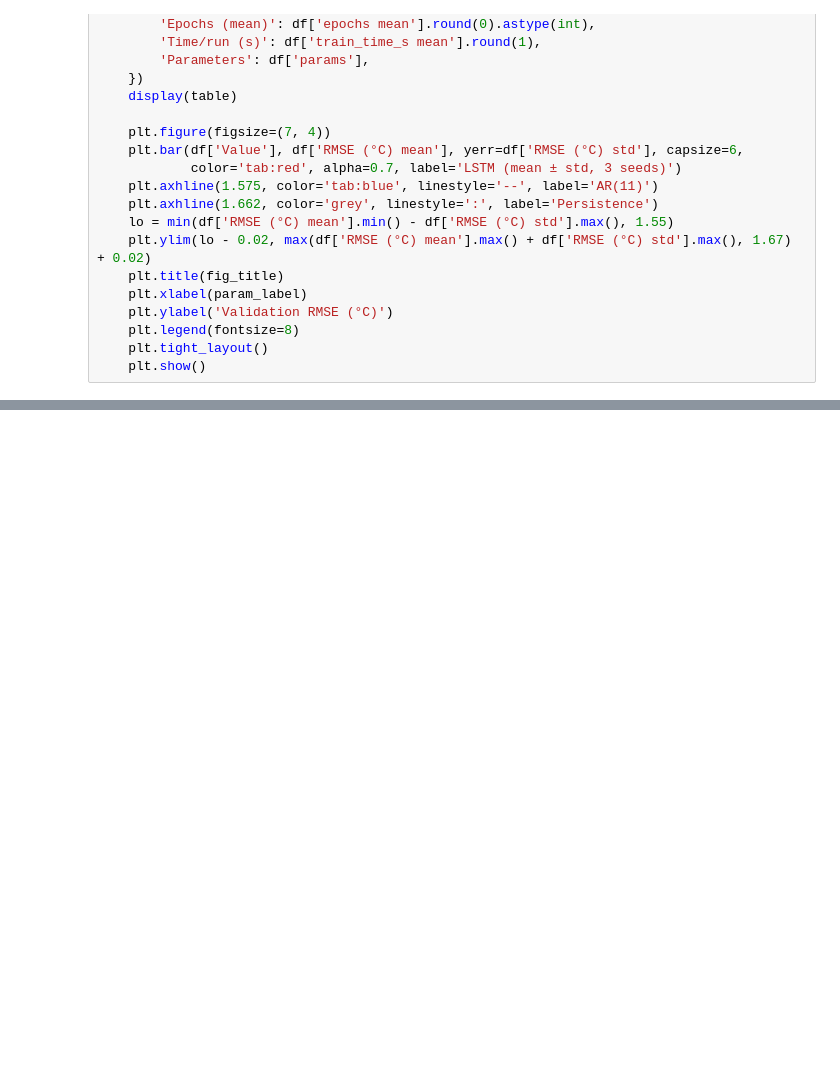
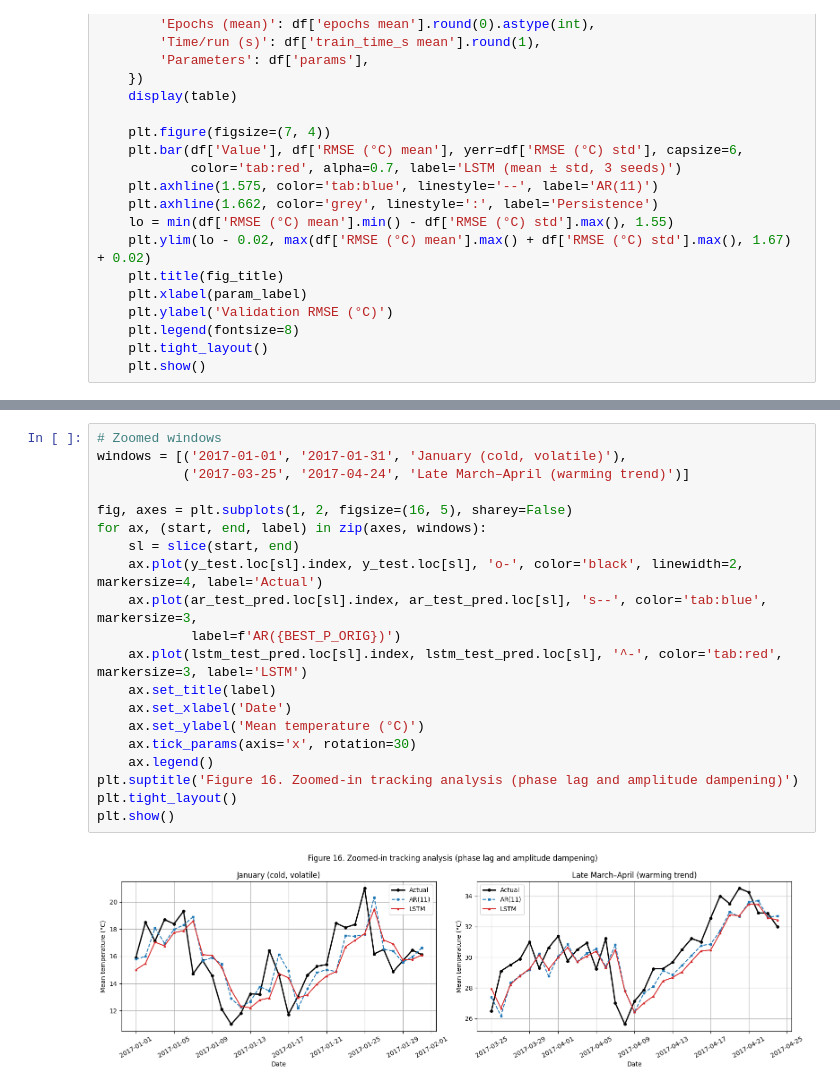
Before and after one commit to JoshuaOhYQ/Graded_Lab_3_Sequential_Data_Prediction, a Jupyter notebook: sequential-data-prediction.ipynb, the cells around one changed output, grey strips where cells are left out. Cells and saved outputs as stored; diff of their text form; blank space fills up the shorter version.

```diff
--- a/sequential-data-prediction.ipynb
+++ b/sequential-data-prediction.ipynb
@@ -1283,0 +1531,22 @@ D: ('n_layers', 'dropout')=(2, 0.2)           RMSE 1.576 ± 0.002 °C | 282 epoc
+# %%
+# Zoomed windows
+windows = [('2017-01-01', '2017-01-31', 'January (cold, volatile)'),
+           ('2017-03-25', '2017-04-24', 'Late March–April (warming trend)')]
+
+fig, axes = plt.subplots(1, 2, figsize=(16, 5), sharey=False)
+for ax, (start, end, label) in zip(axes, windows):
+    sl = slice(start, end)
+    ax.plot(y_test.loc[sl].index, y_test.loc[sl], 'o-', color='black', linewidth=2, markersize=4, label='Actual')
+    ax.plot(ar_test_pred.loc[sl].index, ar_test_pred.loc[sl], 's--', color='tab:blue', markersize=3,
+            label=f'AR({BEST_P_ORIG})')
+    ax.plot(lstm_test_pred.loc[sl].index, lstm_test_pred.loc[sl], '^-', color='tab:red', markersize=3, label='LSTM')
+    ax.set_title(label)
+    ax.set_xlabel('Date')
+    ax.set_ylabel('Mean temperature (°C)')
+    ax.tick_params(axis='x', rotation=30)
+    ax.legend()
+plt.suptitle('Figure 16. Zoomed-in tracking analysis (phase lag and amplitude dampening)')
+plt.tight_layout()
+plt.show()
+# %% [output]
+[figure, added]
```
Also changed, not shown: parts of 26 cells of this notebook.
